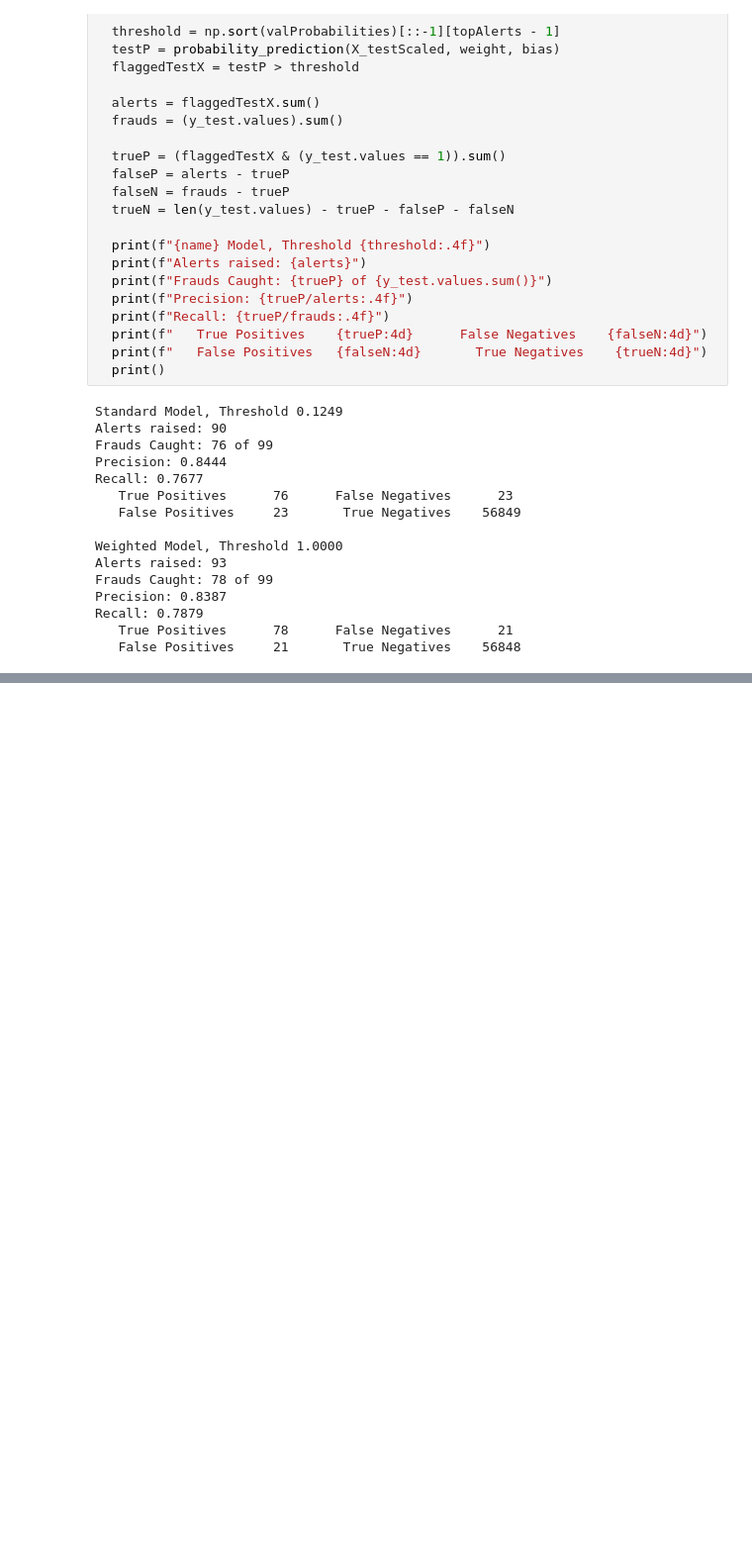
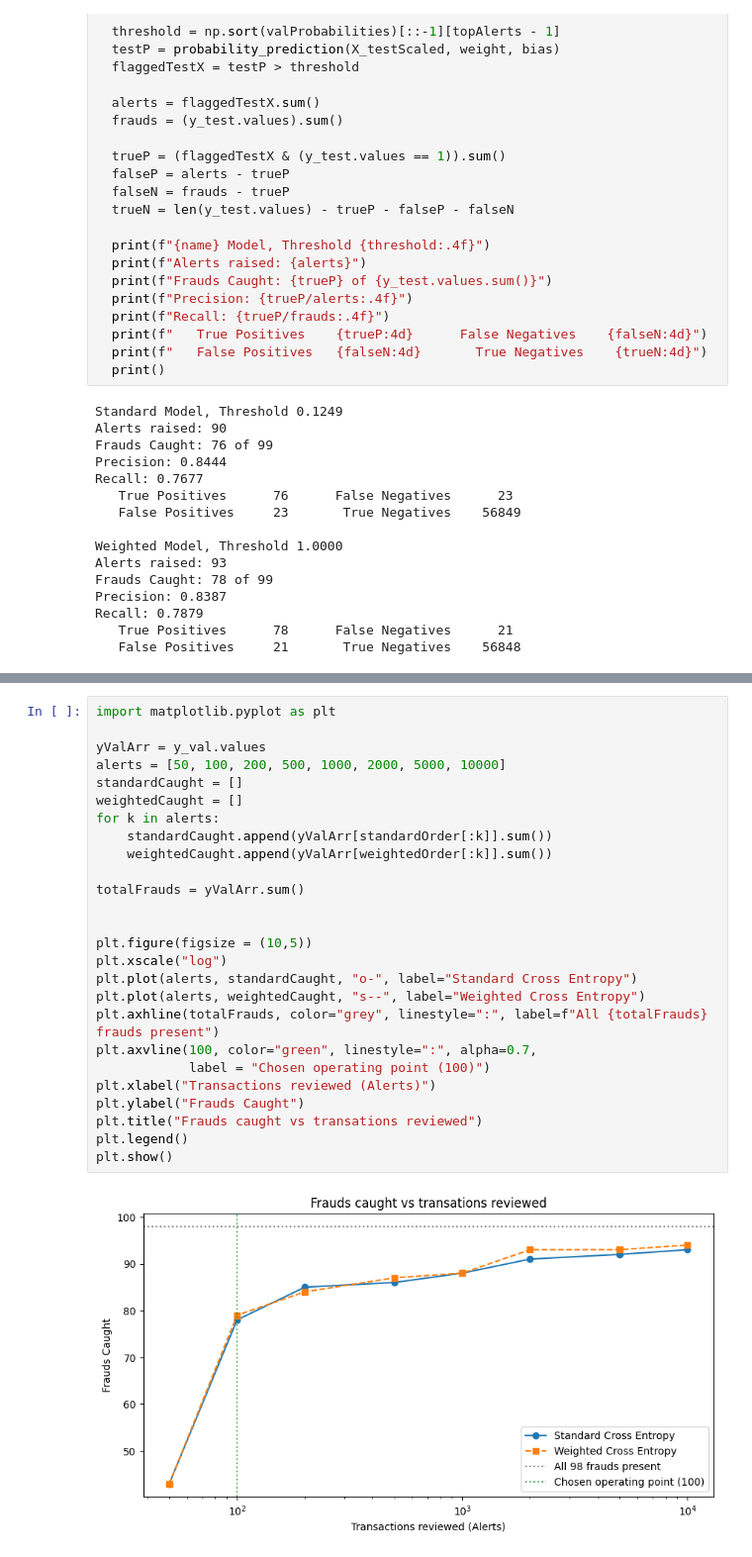
Before and after one commit to EvoAnu/Credit-Card-Fraud-Detection-Model, a Jupyter notebook: card_fraud_detection.ipynb, the cells around one changed output, grey strips where cells are left out. Shown at 99% size. Drawn from its saved outputs; the diff is of its cells as text; blank space fills up the shorter version.

Commit message:
Plots

```diff
--- a/card_fraud_detection.ipynb
+++ b/card_fraud_detection.ipynb
@@ -434,0 +435,28 @@ WeightedBias  :   -3.5783 +/- 0.2611
+# %%
+import matplotlib.pyplot as plt
+
+yValArr = y_val.values
+alerts = [50, 100, 200, 500, 1000, 2000, 5000, 10000]
+standardCaught = []
+weightedCaught = []
+for k in alerts:
+    standardCaught.append(yValArr[standardOrder[:k]].sum())
+    weightedCaught.append(yValArr[weightedOrder[:k]].sum())
+
+totalFrauds = yValArr.sum()
+
+
+plt.figure(figsize = (10,5))
+plt.xscale("log")
+plt.plot(alerts, standardCaught, "o-", label="Standard Cross Entropy")
+plt.plot(alerts, weightedCaught, "s--", label="Weighted Cross Entropy")
+plt.axhline(totalFrauds, color="grey", linestyle=":", label=f"All {totalFrauds} frauds present")
+plt.axvline(100, color="green", linestyle=":", alpha=0.7,
+            label = "Chosen operating point (100)")
+plt.xlabel("Transactions reviewed (Alerts)")
+plt.ylabel("Frauds Caught")
+plt.title("Frauds caught vs transations reviewed")
+plt.legend()
+plt.show()
+# %% [output]
+[figure, added]
```
Also changed, not shown: parts of 2 cells of this notebook.
